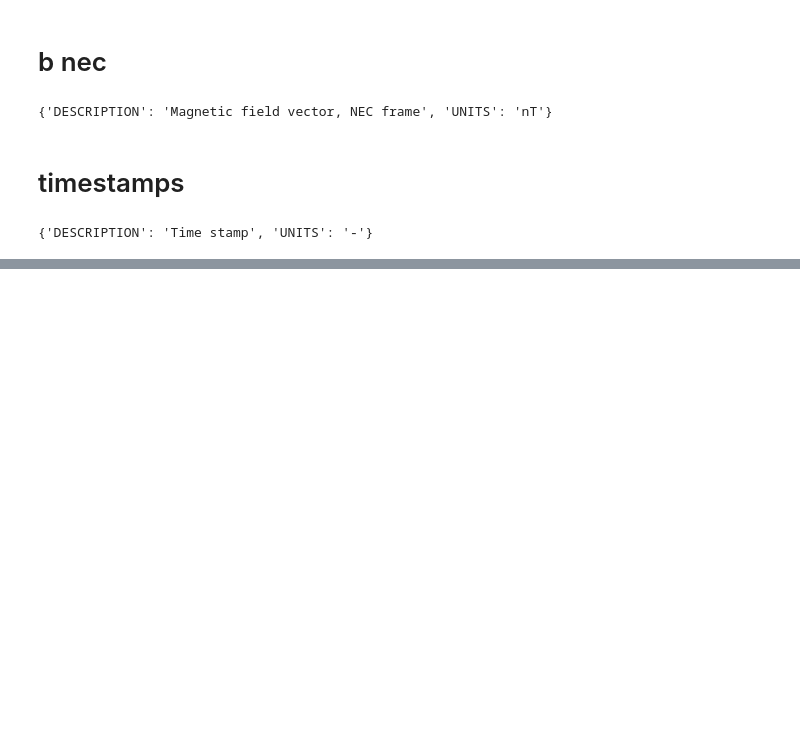
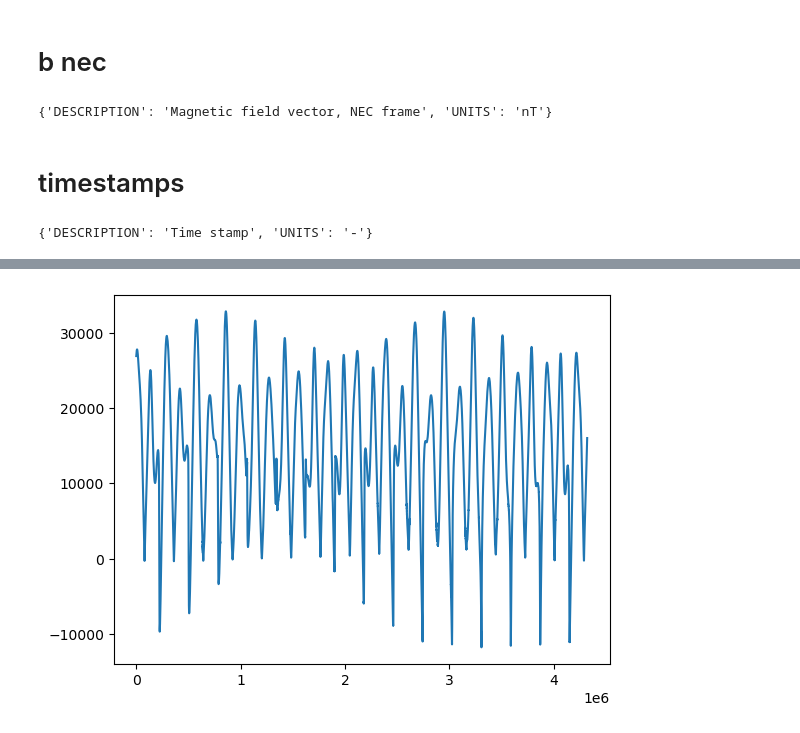
Before and after one commit to cleo24621/pyaw, a Jupyter notebook: SW_MAGx_HR_1B_basic_info.ipynb, the cells around one changed output, grey strips where cells are left out. Drawn from its saved outputs; the diff is of its cells as text; code cells hidden in the pictures; blank space fills up the shorter version.

```diff
--- a/SW_MAGx_HR_1B_basic_info.ipynb
+++ b/SW_MAGx_HR_1B_basic_info.ipynb
@@ -5,6 +5,24 @@ import cdflib
 
 cdf_file = cdflib.CDF(fp)
 info = cdf_file.cdf_info()
+# %%
+import pandas as pd
+
+
+def read_MAGx_HR_1B(fp):
+    cdf_file = cdflib.CDF(fp)
+    info = cdf_file.cdf_info()
+    df = pd.DataFrame()
+    for zVariable in info.zVariables:
+        zVariable_data = cdf_file.varget(zVariable)
+        if len(zVariable_data.shape) > 1:
+            df[zVariable] = list(zVariable_data)
+        else:
+            df[zVariable] = zVariable_data
+    return df
+
+
+df = read_MAGx_HR_1B(fp)
 # %% [markdown]
 # b vfm
 # %%
@@ -32,12 +50,16 @@ Timestamp = cdf_file.varget('Timestamp')
 # %%
 import numpy as np
 
-# Create a numpy datetime object for Year 0, January 1, and the unit is millisecond
-ad0_reference = np.datetime64('0000-01-01', 'ms')
 
-# Convert the 'Timestamp' to datetime by adding the milliseconds since the epoch_reference
-# Assuming 'Timestamp' is in milliseconds
-timestamps = ad0_reference + np.array(Timestamp, dtype='timedelta64[ms]')
+def get_datetime(timestamp):
+    # Create a numpy datetime object for Year 0, January 1, and the unit is millisecond
+    ad0_reference = np.datetime64('0000-01-01', 'ms')
+    # Convert the 'Timestamp' to datetime by adding the milliseconds since the epoch_reference
+    # Assuming 'Timestamp' is in milliseconds
+    return ad0_reference + np.array(timestamp, dtype='timedelta64[ms]')
 
-# Print the first few datetime values
-print(timestamps[:5])
+
+df['datetime'] = get_datetime(df['Timestamp'])
+
+# # Print the first few datetime values
+# print(timestamps[:5])
@@ -47,0 +66,11 @@ print(timestamps[:5])
+# %%
+from pyaw import utils_preprocess
+
+bn, be, bc = utils_preprocess.get_3arrays(df['B_NEC'])
+# %%
+from matplotlib import pyplot as plt
+
+plt.plot(bn)
+plt.show()
+# %% [output]
+[figure, added]
```
Also changed, not shown: parts of 2 cells of this notebook, 13 other files.
